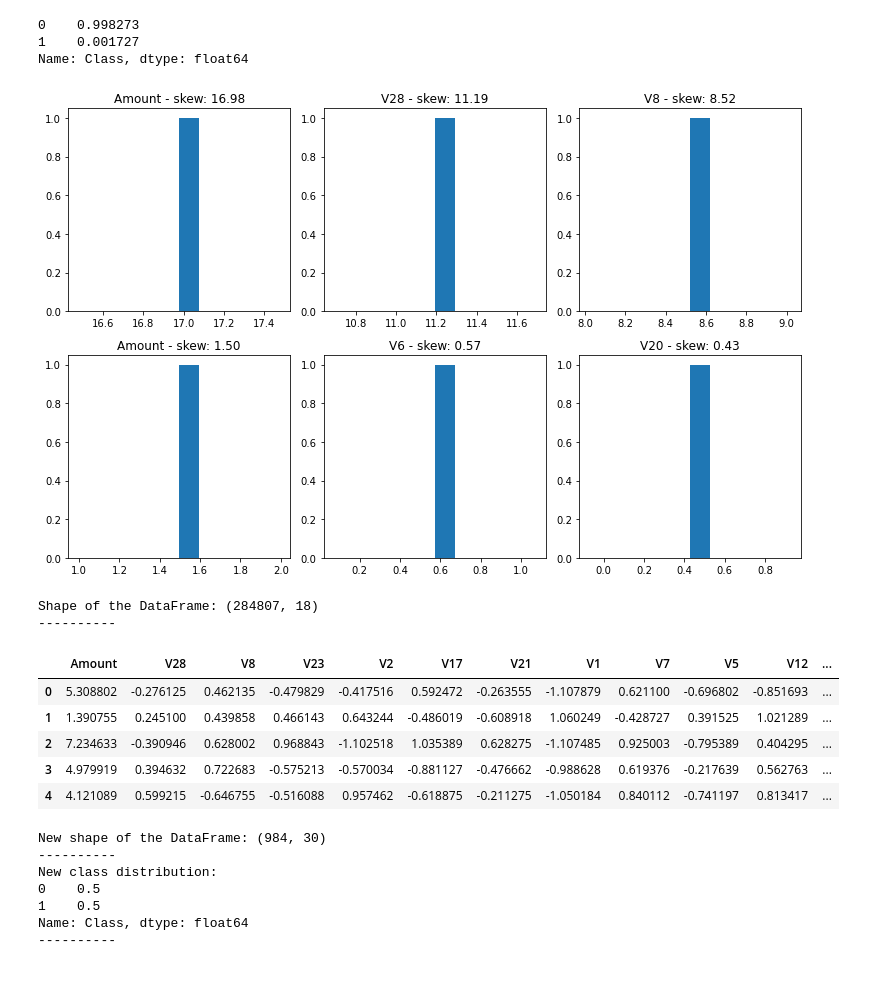
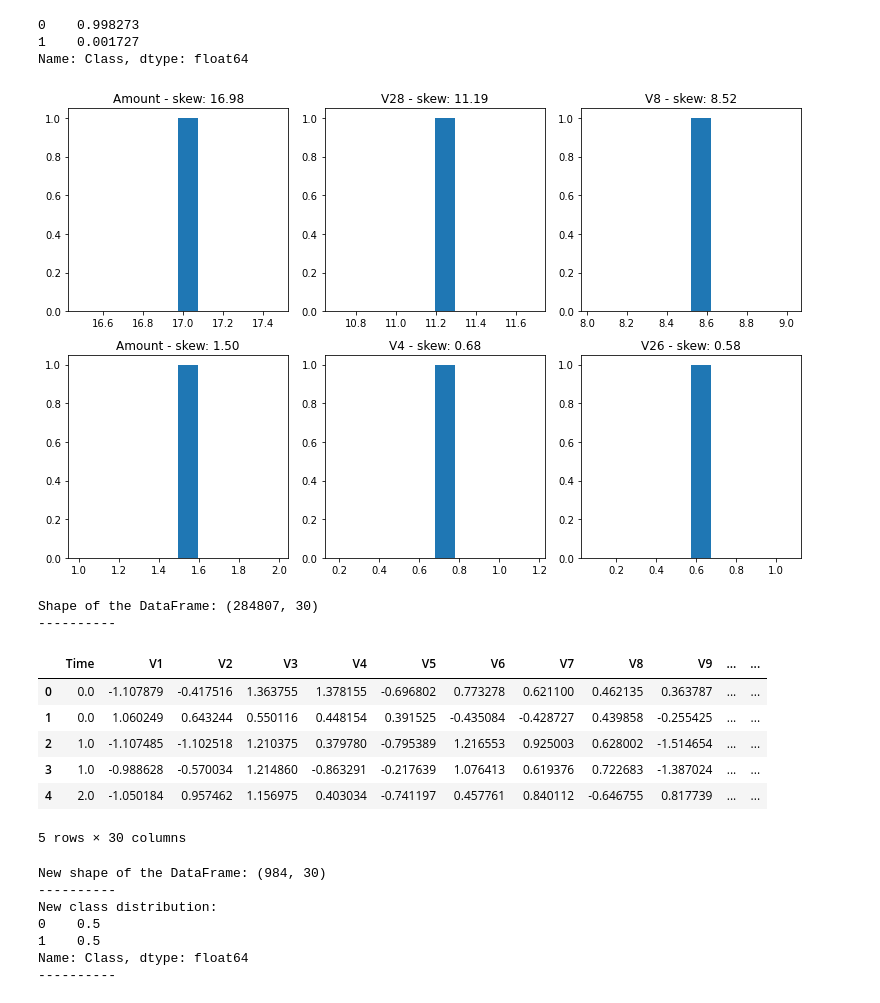
Before and after one commit to akmalsoliev/creditcardfraud, a Jupyter notebook: Credit Card Fraud Detection.ipynb, the cells around one changed output. Saved outputs shown, nothing was run; the diff lists cells and outputs as text; code cells hidden in the pictures.

```diff
--- a/Credit Card Fraud Detection.ipynb
+++ b/Credit Card Fraud Detection.ipynb
@@ -108,34 +108,35 @@ Name: Class, dtype: float64
 # %%
 fig, (ax1, ax2) = plt.subplots(2, 3, figsize=[10.8, 7])
 
 def plot_skew(X, ax):
     X_skew = X.skew().apply(np.abs).sort_values(ascending=False)
     columns = X_skew.head(3).index
     for ax, column in zip(ax, columns):
         ax.hist(X_skew[column])
         ax.set_title('{} - skew: {:.2f}'.format(column, X_skew[column]))
         plt.tight_layout()
 
 X_skew = X.skew().apply(np.abs).sort_values(ascending=False)
 norm_col = X_skew[X_skew>0.75].index
 
 plot_skew(X, ax1)
 
-X_cbrt = X[norm_col].apply(np.cbrt)
+X[norm_col] = X[norm_col].apply(np.cbrt)
 
-plot_skew(X_cbrt, ax2)
+plot_skew(X, ax2)
 # %% [output]
-[figure, old version]
+[figure, new version]
 # %%
-print('Shape of the DataFrame:', X_cbrt.shape)
+print('Shape of the DataFrame:', X.shape)
 print('-'*10)
-X_cbrt.head()
+X.head()
 # %% [output]
-Shape of the DataFrame: (284807, 18)
+Shape of the DataFrame: (284807, 30)
 ----------
-|  | Amount | V28 | V8 | V23 | V2 | V17 | V21 | V1 | V7 | V5 | V12 | ... |
-| 0 | 5.308802 | -0.276125 | 0.462135 | -0.479829 | -0.417516 | 0.592472 | -0.263555 | -1.107879 | 0.621100 | -0.696802 | -0.851693 | ... |
-| 1 | 1.390755 | 0.245100 | 0.439858 | 0.466143 | 0.643244 | -0.486019 | -0.608918 | 1.060249 | -0.428727 | 0.391525 | 1.021289 | ... |
-| 2 | 7.234633 | -0.390946 | 0.628002 | 0.968843 | -1.102518 | 1.035389 | 0.628275 | -1.107485 | 0.925003 | -0.795389 | 0.404295 | ... |
-| 3 | 4.979919 | 0.394632 | 0.722683 | -0.575213 | -0.570034 | -0.881127 | -0.476662 | -0.988628 | 0.619376 | -0.217639 | 0.562763 | ... |
-| 4 | 4.121089 | 0.599215 | -0.646755 | -0.516088 | 0.957462 | -0.618875 | -0.211275 | -1.050184 | 0.840112 | -0.741197 | 0.813417 | ... |
+|  | Time | V1 | V2 | V3 | V4 | V5 | V6 | V7 | V8 | V9 | ... | ... |
+| 0 | 0.0 | -1.107879 | -0.417516 | 1.363755 | 1.378155 | -0.696802 | 0.773278 | 0.621100 | 0.462135 | 0.363787 | ... | ... |
+| 1 | 0.0 | 1.060249 | 0.643244 | 0.550116 | 0.448154 | 0.391525 | -0.435084 | -0.428727 | 0.439858 | -0.255425 | ... | ... |
+| 2 | 1.0 | -1.107485 | -1.102518 | 1.210375 | 0.379780 | -0.795389 | 1.216553 | 0.925003 | 0.628002 | -1.514654 | ... | ... |
+| 3 | 1.0 | -0.988628 | -0.570034 | 1.214860 | -0.863291 | -0.217639 | 1.076413 | 0.619376 | 0.722683 | -1.387024 | ... | ... |
+| 4 | 2.0 | -1.050184 | 0.957462 | 1.156975 | 0.403034 | -0.741197 | 0.457761 | 0.840112 | -0.646755 | 0.817739 | ... | ... |
+5 rows × 30 columns
```
Also changed, not shown: parts of 12 cells of this notebook.
